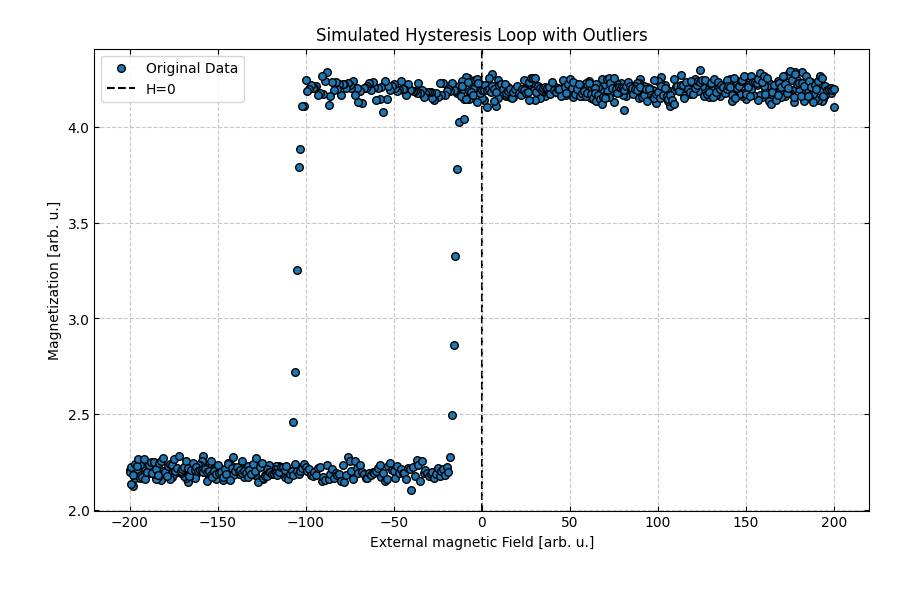
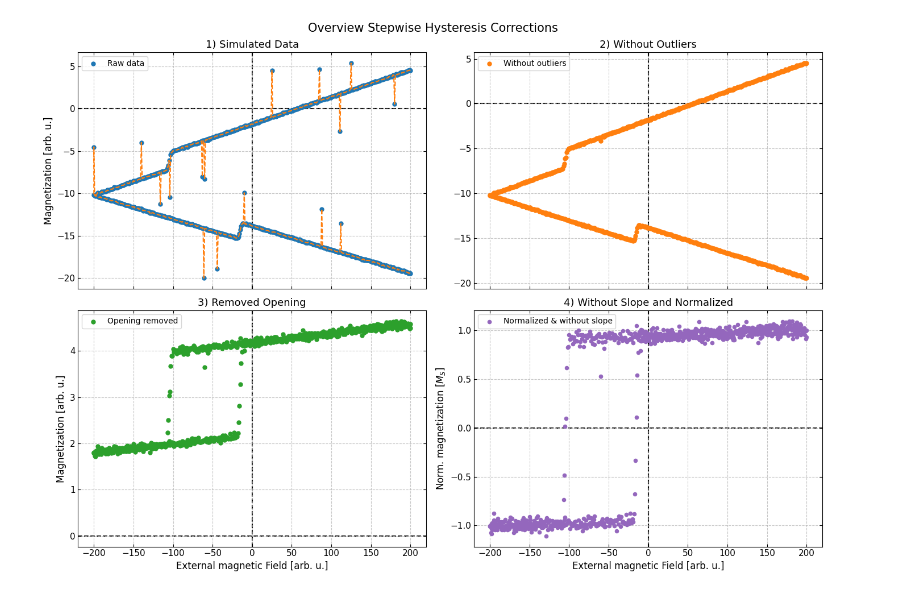
Before and after one commit to exp4-age/evaluix, a Jupyter notebook: docs/_notebooks/HysteresisDataManipulation.ipynb, the cells around one changed output. Drawn from its saved outputs; the diff is of its cells as text; code cells hidden in the pictures.

```diff
--- a/docs/_notebooks/HysteresisDataManipulation.ipynb
+++ b/docs/_notebooks/HysteresisDataManipulation.ipynb
@@ -7,8 +19,23 @@ First, read in some simulated data, here based on a Stoner Wohlfahrt Approach in
 from pathlib import Path
 import pandas as pd
 
-csv_path = Path.cwd().parent / "_static" / "simulated" / "simulated_hysteresis_loop_with_outliers.csv"
+csv_path = Path.cwd().parent / "_static" / "simulated" / "simulated_hysteresis_loop_with_all.csv"
 data = pd.read_csv(csv_path)
 
-data.head()
+print(data.head())
+
+fields = data.iloc[:, 0].values
+magnetization = data.iloc[:, 1].values
+
+import matplotlib.pyplot as plt
+plt.figure(figsize=(10, 6))
+plt.scatter(fields, magnetization, label='Original Data', edgecolor='k', s=30, zorder=5)
+plt.title('Simulated Hysteresis Loop with outliers, slope and opening')
+plt.xlabel('External magnetic Field [arb. u.]')
+plt.ylabel('Magnetization [arb. u.]')
+plt.tick_params(direction='in', top=True, right=True)
+plt.grid(which='both', linestyle='--', alpha=0.7, zorder=0)
+plt.axvline(0, color='k', linestyle='--', label='H=0', zorder=1)
+plt.legend()
+plt.show()
 # %% [output]
@@ -39,17 +58,72 @@ Evaluix magically finds these outliers and replaces them by then mean of their d
 # %%
 from evaluix.utils import HysteresisFunctions as hf
 
-data.iloc[:, 1] = hf.del_outliers(data.iloc[:, 1])
+# Keep original data unchanged
+raw_data = magnetization.copy()
 
-plt.figure(figsize=(10, 6))
-plt.scatter(data.iloc[:, 0], data.iloc[:, 1], label='Original Data', edgecolor='k', s=30, zorder=5)
-plt.title('Simulated Hysteresis Loop with Outliers')
-plt.xlabel('External magnetic Field [arb. u.]')
-plt.ylabel('Magnetization [arb. u.]')
-plt.tick_params(direction='in', top=True, right=True)
-plt.grid(which='both', linestyle='--', alpha=0.7, zorder=0)
-plt.axvline(0, color='k', linestyle='--', label='H=0', zorder=1)
-plt.legend()
+# 1. Remove outliers
+without_outliers = hf.del_outliers(raw_data.copy())
+
+# 2. Remove opening at saturation
+removed_opening = hf.rmv_opening(without_outliers.copy())
+
+# 3. Remove slope at saturation
+without_slope = hf.slope_correction(fields, removed_opening.copy())
+
+# 4. Normalize magnetization
+normalized_without_slope = hf.hys_norm(fields, without_slope.copy())
+
+fig, axes = plt.subplots(2, 2, figsize=(14, 10), sharex=True)
+fontsize = 12
+
+# Panel 1: Raw data
+ax = axes[0, 0]
+ax.scatter(fields, raw_data, color='tab:blue', s=25, zorder=5, label='Raw data')
+ax.plot(fields, raw_data, color='tab:orange', linestyle='--', zorder=6)
+ax.set_title('1) Simulated Data', fontsize=fontsize + 1)
+ax.set_ylabel('Magnetization [arb. u.]', fontsize=fontsize)
+ax.grid(which='both', linestyle='--', alpha=0.7, zorder=0)
+ax.axvline(0, color='k', linestyle='--', zorder=1)
+ax.axhline(0, color='k', linestyle='--', zorder=1)
+ax.tick_params(direction='in', top=True, right=True, labelsize=fontsize - 1)
+ax.legend(fontsize=fontsize - 2, loc='best')
+
+# Panel 2: Without outliers
+ax = axes[0, 1]
+ax.scatter(fields, without_outliers, color='tab:orange', s=25, zorder=5, label='Without outliers')
+ax.set_title('2) Without Outliers', fontsize=fontsize + 1)
+ax.grid(which='both', linestyle='--', alpha=0.7, zorder=0)
+ax.axvline(0, color='k', linestyle='--', zorder=1)
+ax.axhline(0, color='k', linestyle='--', zorder=1)
+ax.tick_params(direction='in', top=True, right=True, labelsize=fontsize - 1)
+ax.legend(fontsize=fontsize - 2, loc='best')
+
+# Panel 3: Removed opening
+ax = axes[1, 0]
+ax.scatter(fields, removed_opening, color='tab:green', s=25, zorder=5, label='Opening removed')
+ax.set_title('3) Removed Opening', fontsize=fontsize + 1)
+ax.set_xlabel('External magnetic Field [arb. u.]', fontsize=fontsize)
+ax.set_ylabel('Magnetization [arb. u.]', fontsize=fontsize)
+ax.grid(which='both', linestyle='--', alpha=0.7, zorder=0)
+ax.axvline(0, color='k', linestyle='--', zorder=1)
+ax.axhline(0, color='k', linestyle='--', zorder=1)
+ax.tick_params(direction='in', top=True, right=True, labelsize=fontsize - 1)
+ax.legend(fontsize=fontsize - 2, loc='best')
+
+# Panel 4: Last two steps (slope correction + normalization) in one plot
+ax = axes[1, 1]
+ax.scatter(fields, normalized_without_slope, color='tab:purple', s=20, zorder=6, label='Normalized & without slope')
+ax.set_title('4) Without Slope and Normalized', fontsize=fontsize + 1)
+ax.set_xlabel('External magnetic Field [arb. u.]', fontsize=fontsize)
+ax.set_ylabel('Norm. magnetization [$M_S$]', fontsize=fontsize)
+ax.grid(which='both', linestyle='--', alpha=0.7, zorder=0)
+ax.axvline(0, color='k', linestyle='--', zorder=1)
+ax.axhline(0, color='k', linestyle='--', zorder=1)
+ax.tick_params(direction='in', top=True, right=True, labelsize=fontsize - 1)
+ax.legend(fontsize=fontsize - 2, loc='best')
+
+plt.suptitle('Overview Stepwise Hysteresis Corrections', fontsize=fontsize + 3)
+plt.tight_layout()
 plt.show()
 # %% [output]
-[figure, old version]
+[figure, new version]
```
Also changed, not shown: parts of 10 cells of this notebook, 23 other files.
